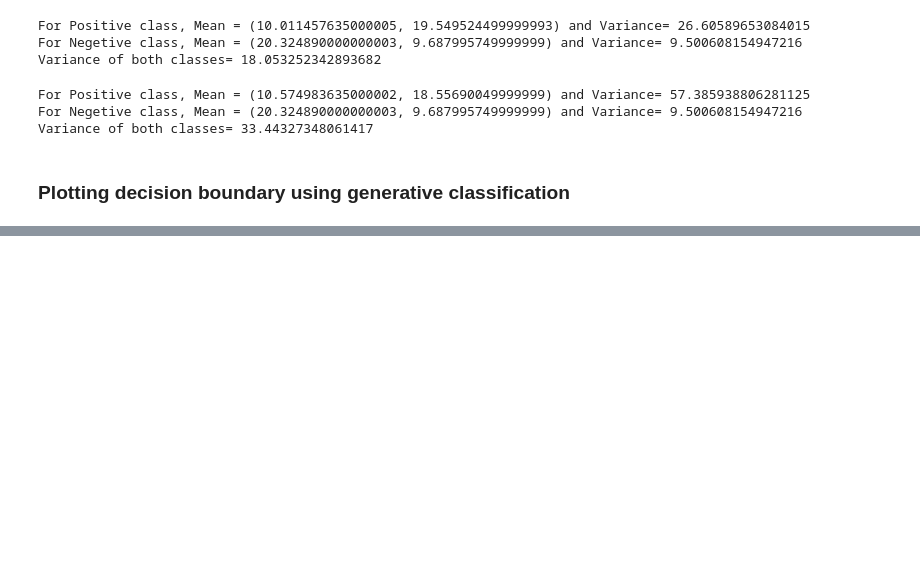
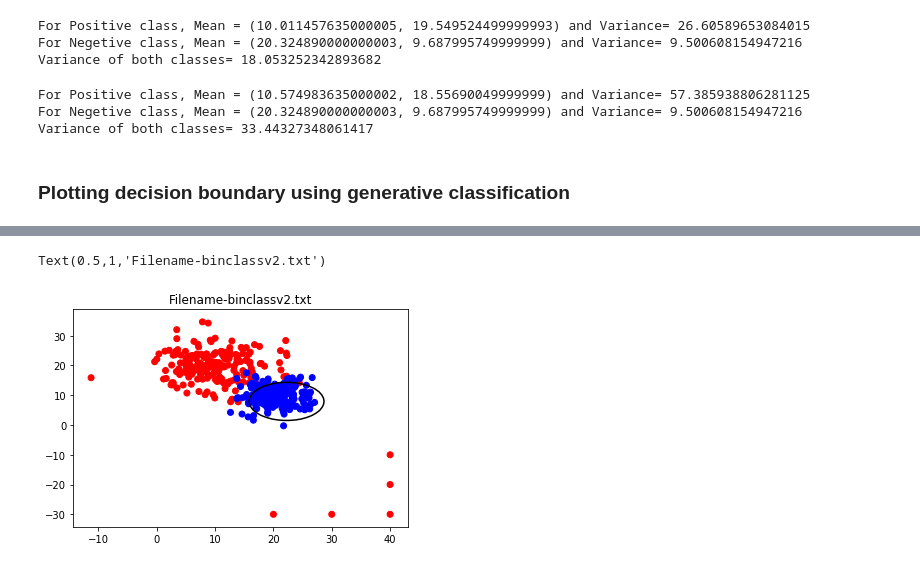
Before and after one commit to rahulrajpl/ML_Snippets, a Jupyter notebook: Generative Binary Classification/Problem7 - Generative Model in Python.ipynb, the cells around one changed output, grey strips where cells are left out. Saved outputs shown, nothing was run; the diff lists cells and outputs as text; code cells hidden in the pictures; blank space fills up the shorter version.

```diff
--- a/Generative Binary Classification/Problem7 - Generative Model in Python.ipynb
+++ b/Generative Binary Classification/Problem7 - Generative Model in Python.ipynb
@@ -72,7 +71,7 @@ For Positive class, Mean = (10.011457635000005, 19.549524499999993) and Variance
 For Negetive class, Mean = (20.324890000000003, 9.687995749999999) and Variance= 9.500608154947216
 Variance of both classes= 18.053252342893682
 # %%
-#Creating Summary of attribute parameters(mean and variance) for the file 'binclass.txt'
+#Creating Summary of attribute parameters(mean and variance) for the file 'binclassv2.txt'
 dataset = []
 for i in range(400):
     dataset.append(list(df2.loc[i]))
@@ -82,19 +81,19 @@ d1 = summarize(dataset[:200])
 d2 = summarize(dataset[200:])
 
 # Mean of positive examples
-file2_d1_mu_positive = (d1[0][0], d1[1][0])
+file2_d1_mu = (d1[0][0], d1[1][0])
 # Variance of positive examples
-file2_d1_variance_positive = (d1[0][1]+d1[1][1])/2
-print("For Positive class, Mean =",file2_d1_mu_positive,"and Variance=",file2_d1_variance_positive)
+file2_d1_variance = (d1[0][1]+d1[1][1])/2
+print("For Positive class, Mean =",file2_d1_mu,"and Variance=",file2_d1_variance)
 
 # Mean of Negative examples
-file2_d2_mu2_negetive = (d2[0][0], d2[1][0])
+file2_d2_mu = (d2[0][0], d2[1][0])
 # Variance of negetive examples
-file2_d2_variance2_negetive = (d2[0][1]+d2[1][1])/2
-print("For Negetive class, Mean =",file2_d2_mu2_negetive,"and Variance=",file2_d2_variance2_negetive)
+file2_d2_variance = (d2[0][1]+d2[1][1])/2
+print("For Negetive class, Mean =",file2_d2_mu,"and Variance=",file2_d2_variance)
 
 # Variance of both the classes
-print("Variance of both classes=", (file2_d1_variance_positive+file2_d2_variance2_negetive)/2)
+print("Variance of both classes=", (file2_d1_variance+file2_d2_variance)/2)
 # %% [output]
 For Positive class, Mean = (10.574983635000002, 18.55690049999999) and Variance= 57.385938806281125
 For Negetive class, Mean = (20.324890000000003, 9.687995749999999) and Variance= 9.500608154947216
@@ -139,0 +129,15 @@ NameError: name 'd1_positive_class_mean_mle' is not defined
+# %%
+f1 = np.array(df2['Feature_1']) # Feature 1 of File 'binclassv2.txt'
+f2 = np.array(df2['Feature_2']) # Feature 2 of File 'binclassv2.txt'
+
+x_min, x_max = f1.min(), f1.max()
+y_min, y_max = f2.min(), f2.max()
+xv, yv = np.meshgrid(np.arange(x_min, x_max), np.arange(y_min, y_max))
+b = decision_boundary(np.c_[xv.ravel(), yv.ravel()],file2_d1_mu,file2_d2_mu, file2_d1_variance, file2_d2_variance)
+b = b.reshape(xv.shape)
+plt.contour(xv, yv, b, [0], colors='black')
+plt.scatter(f1, f2, c=df2['Class'].apply(lambda x: 'red' if x is 1 else 'blue'))
+plt.title('Filename-binclassv2.txt')
+# %% [output]
+Text(0.5,1,'Filename-binclassv2.txt')
+[figure, added]
```
Also changed, not shown: parts of 18 cells of this notebook.
